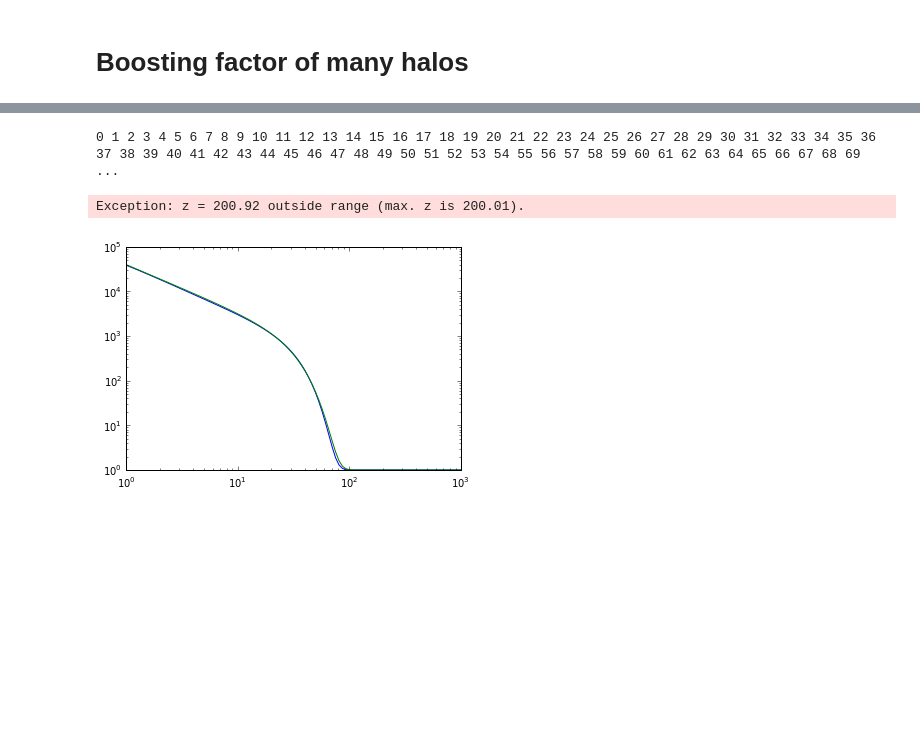
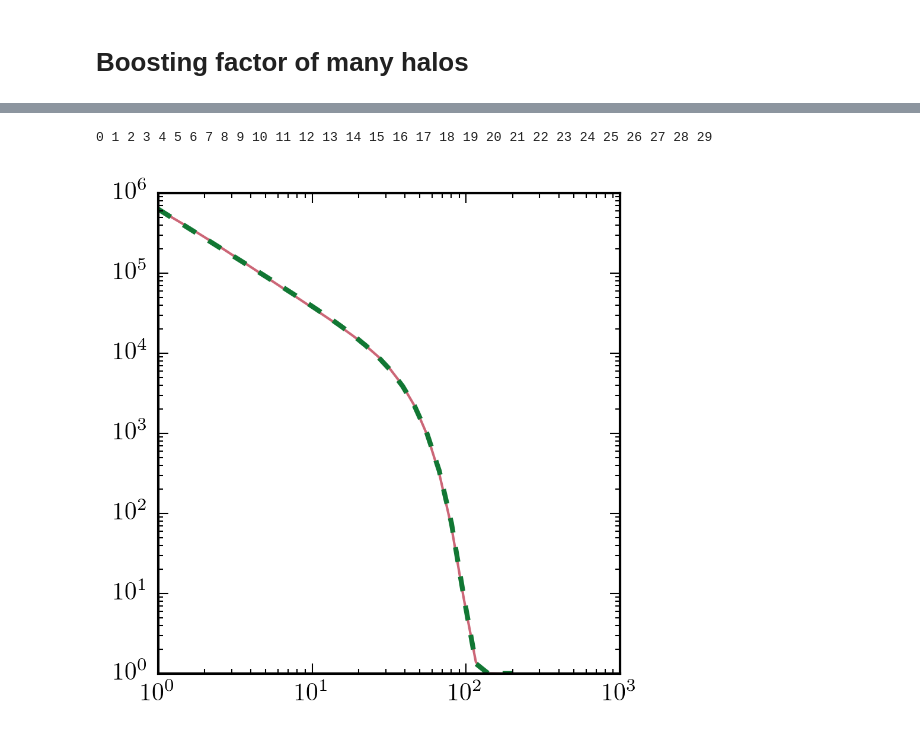
Before and after one commit to lue/dmb, a Jupyter notebook: integrate_mf.ipynb, the cells around one changed output, grey strips where cells are left out. Cells and saved outputs as stored; diff of their text form; code cells hidden in the pictures; blank space fills up the shorter version.

```diff
--- a/integrate_mf.ipynb
+++ b/integrate_mf.ipynb
@@ -114,21 +117,27 @@ GlobalBoosting(50.0, params)
 # %%
-z_list = np.logspace(0, 3, 100)
+z_list = np.logspace(0, np.log10(200), 30)
 B_list = np.zeros(len(z_list))
-params = {'logMcrit': -6, 'Ishiyama': True, 'c_scatter': 0, 'cosmo': cosmo}
+params = {'logMcrit': -12, 'Ishiyama': True, 'c_scatter': 0.2, 'cosmo': cosmo}
 
 for i in range(len(z_list)):
     print i,
     B_list[i] = GlobalBoosting(z_list[i], params)
 # %% [output]
-0 1 2 3 4 5 6 7 8 9 10 11 12 13 14 15 16 17 18 19 20 21 22 23 24 25 26 27 28 29 30 31 32 33 34 35 36 37 38 39 40 41 42 43 44 45 46 47 48 49 50 51 52 53 54 55 56 57 58 59 60 61 62 63 64 65 66 67 68 69  ...
+0 1 2 3 4 5 6 7 8 9 10 11 12 13 14 15 16 17 18 19 20 21 22 23 24 25 26 27 28 29
-Exception: z = 200.92 outside range (max. z is 200.01).
-# %%
-def CLfit(z):
-    return 1.0+4e4*z**-1.06*np.exp(-(z/32)**2)
-
-plt.plot(z_list, B_list+1)
-plt.plot(z_list, CLfit(z_list))
-plt.xscale('log')
-plt.yscale('log')
-# %% [output]
-[figure, removed]
+# %%
+def CLfit(z, params):
+    if params == {'logMcrit': -12, 'Ishiyama': True, 'c_scatter': 0.2, 'cosmo': cosmo}:
+        return 1.0+6.3e5*z**-1.20*np.exp(-(z/45)**2.3)
+    if params == {'logMcrit': -9, 'Ishiyama': True, 'c_scatter': 0.2, 'cosmo': cosmo}:
+        return 1.0+3.2e5*z**-1.180*np.exp(-(z/40)**2.3)
+    if params == {'logMcrit': -6, 'Ishiyama': True, 'c_scatter': 0.15, 'cosmo': cosmo}:
+        return 1.0+5.e4*z**-1.140*np.exp(-(z/34)**2.2)
+    if params == {'logMcrit': -6, 'Ishiyama': True, 'c_scatter': 0, 'cosmo': cosmo}:
+        return 1.0+3.5e4*z**-1.06*np.exp(-(z/32)**2)
+
+plt.plot(z_list, B_list+1, '-', lw=1)
+plt.plot(z_list, CLfit(z_list, params), '--')
+plt.xscale('log')
+plt.yscale('log')
+# %% [output]
+[figure, added]
```
Also changed, not shown: parts of 5 cells of this notebook, 1 other file.
